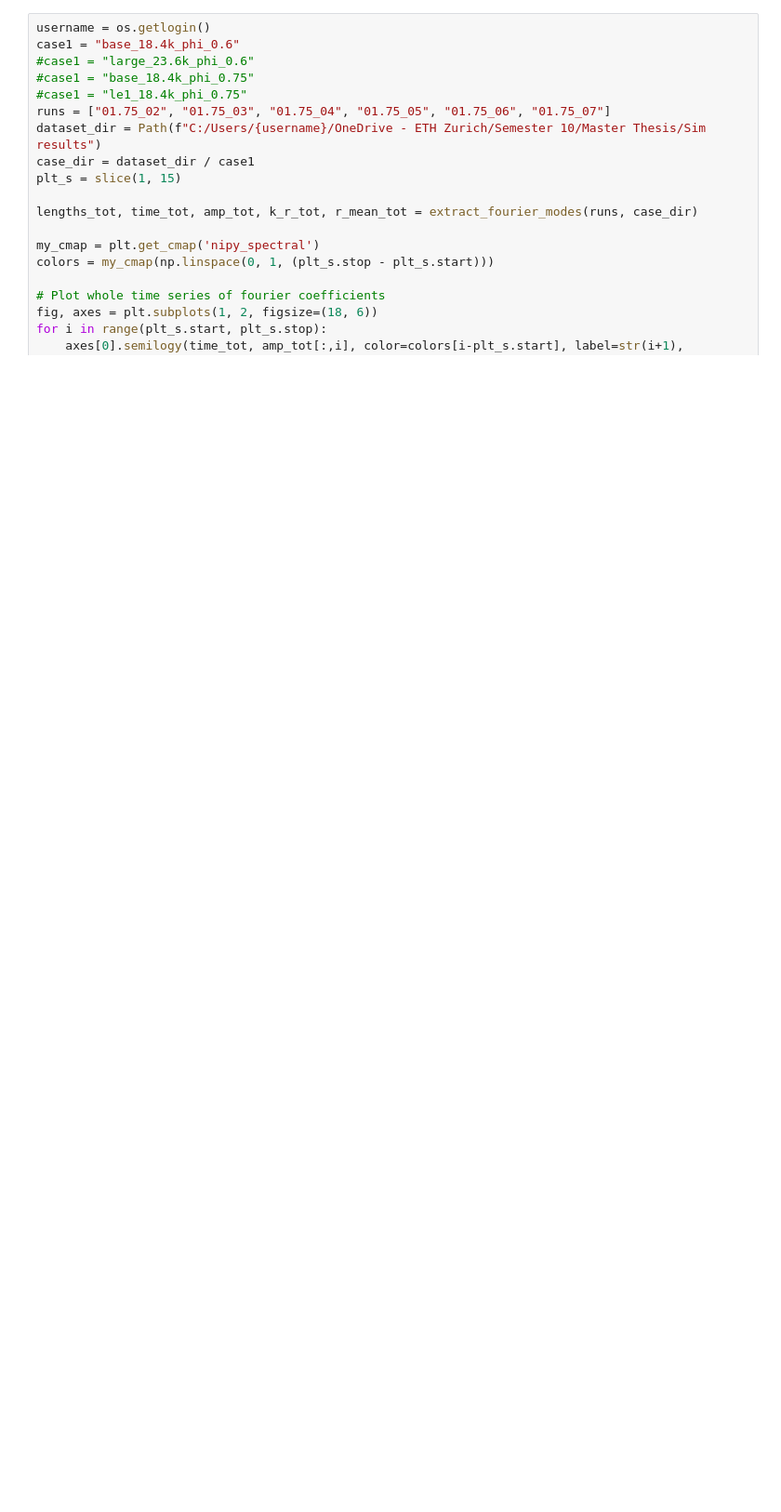
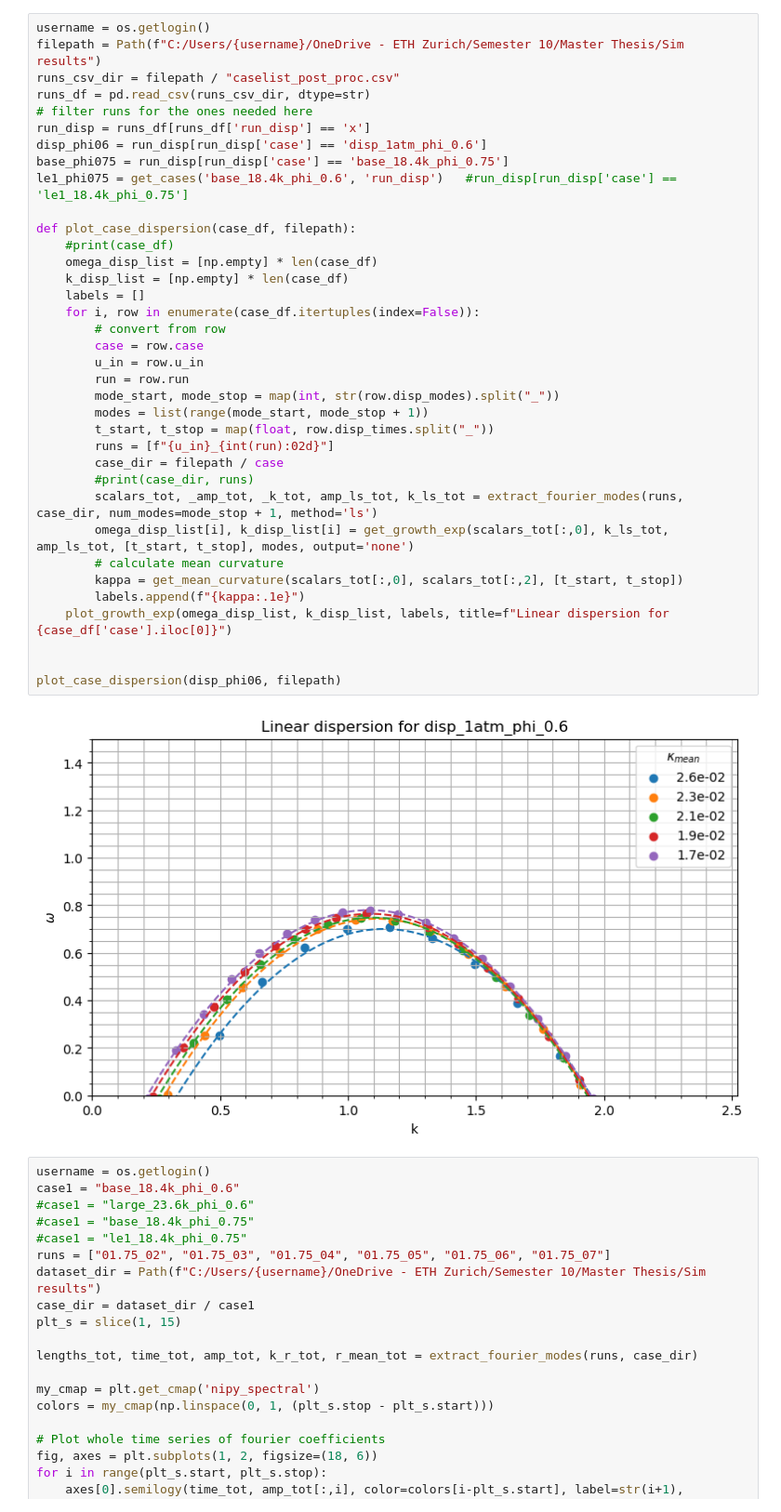
Before and after one commit to Florian808/Inward-flame-post-process, a Jupyter notebook: Local/Isocont_post_process.ipynb, the cells around one changed output. Shown at 93% size. Cells and saved outputs as stored; diff of their text form; blank space fills up the shorter version.

```diff
--- a/Local/Isocont_post_process.ipynb
+++ b/Local/Isocont_post_process.ipynb
@@ -590,3 +740,41 @@ NameError: name 't_start_ind' is not defined
+# %%
+username = os.getlogin()
+filepath = Path(f"C:/Users/{username}/OneDrive - ETH Zurich/Semester 10/Master Thesis/Sim results")
+runs_csv_dir = filepath / "caselist_post_proc.csv"
+runs_df = pd.read_csv(runs_csv_dir, dtype=str)
+# filter runs for the ones needed here
+run_disp = runs_df[runs_df['run_disp'] == 'x']
+disp_phi06 = run_disp[run_disp['case'] == 'disp_1atm_phi_0.6']
+base_phi075 = run_disp[run_disp['case'] == 'base_18.4k_phi_0.75']
+le1_phi075 = get_cases('base_18.4k_phi_0.6', 'run_disp')   #run_disp[run_disp['case'] == 'le1_18.4k_phi_0.75']
+
+def plot_case_dispersion(case_df, filepath):
+    #print(case_df)
+    omega_disp_list = [np.empty] * len(case_df)
+    k_disp_list = [np.empty] * len(case_df)
+    labels = []
+    for i, row in enumerate(case_df.itertuples(index=False)):
+        # convert from row
+        case = row.case
+        u_in = row.u_in
+        run = row.run
+        mode_start, mode_stop = map(int, str(row.disp_modes).split("_"))
+        modes = list(range(mode_start, mode_stop + 1))
+        t_start, t_stop = map(float, row.disp_times.split("_"))
+        runs = [f"{u_in}_{int(run):02d}"]
+        case_dir = filepath / case
+        #print(case_dir, runs)
+        scalars_tot, _amp_tot, _k_tot, amp_ls_tot, k_ls_tot = extract_fourier_modes(runs, case_dir, num_modes=mode_stop + 1, method='ls')
+        omega_disp_list[i], k_disp_list[i] = get_growth_exp(scalars_tot[:,0], k_ls_tot, amp_ls_tot, [t_start, t_stop], modes, output='none')
+        # calculate mean curvature
+        kappa = get_mean_curvature(scalars_tot[:,0], scalars_tot[:,2], [t_start, t_stop])
+        labels.append(f"{kappa:.1e}")
+    plot_growth_exp(omega_disp_list, k_disp_list, labels, title=f"Linear dispersion for {case_df['case'].iloc[0]}")
+
+
+plot_case_dispersion(disp_phi06, filepath)
+# %% [output]
+[figure, added]
 # %%
 username = os.getlogin()
 case1 = "base_18.4k_phi_0.6"
```
Also changed, not shown: parts of 8 cells of this notebook, 2 other files.
